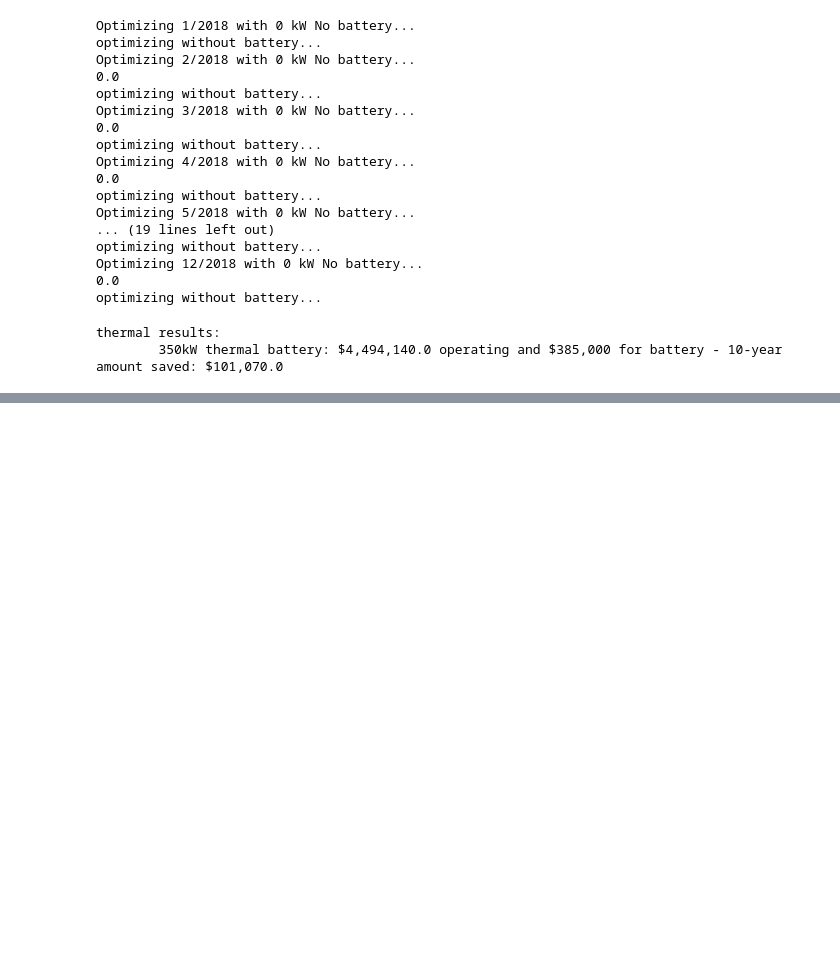
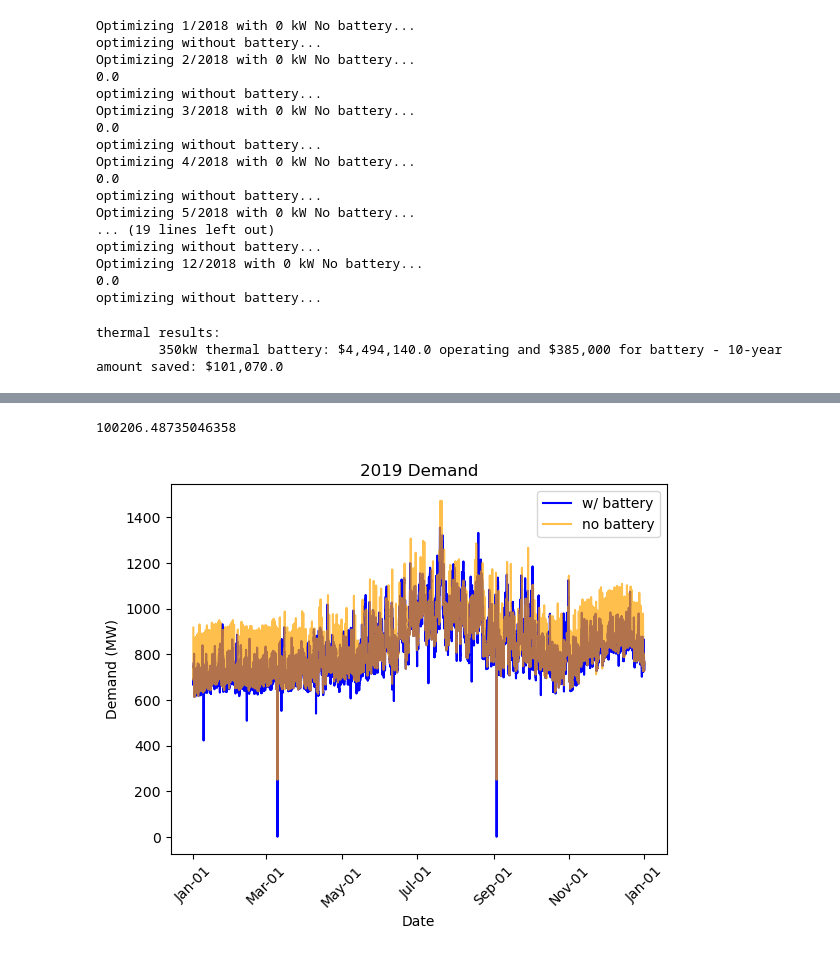
Before and after one commit to gnyirjesy/columbia-peak-shaving, a Jupyter notebook: peak_shaving_optimization.ipynb, the cells around one changed output, grey strips where cells are left out. Cells and saved outputs as stored; diff of their text form; code cells hidden in the pictures; blank space fills up the shorter version.

```diff
--- a/peak_shaving_optimization.ipynb
+++ b/peak_shaving_optimization.ipynb
@@ -277,9 +274,7 @@ monthly_cost, cost_E, cost_P, e, p, d, q, obj_cost = run_optimization(
     P = 50,
     battery = 'thermal',
     month = 2,
-    e_0=0,
-    d=None,
-    q=None)
+    e_0=0)
 # %%
 monthly_results = pd.DataFrame(columns=['month', 'monthly_cost', 'cost_E', 'cost_P', 'P', 'battery_type', 'end_e'])
 for battery in ['No','thermal','li-ion']:
@@ -449,0 +962,9 @@ thermal results:
+# %%
+#Find the rolling demand
+demand_unpivoted['rolling_demand'] = demand_unpivoted[['demand']].rolling(2).sum()
+# Just take 2019 demand
+demand_2019 = demand_unpivoted[demand_unpivoted['year'] ==2019].reset_index(drop=True)
+demand_2019['period'] = demand_2019['period'].apply(lambda x: (int(x.split()[0].split('d')[1])-1)*15)
+demand_2019['timestamp'] = demand_2019['Date'] + pd.TimedeltaIndex(demand_2019['period'], unit='m')
+demand_2019['day'] = demand_2019['Date'].dt.day
+demand_2019.head()
@@ -449,0 +1054,4 @@ thermal results:
+# %%
+sum(year_results['cost_saved'])
+# %% [output]
+100206.48735046358
@@ -449,0 +1060,13 @@ thermal results:
+# %%
+_ =plt.plot(year_operation['timestamp'], year_operation['demand'], color='blue', label='w/ battery')
+_ = plt.plot(year_operation['timestamp'], year_operation['demand'] - year_operation['discharge'] + year_operation['charge'], color='orange',alpha=.7, label='no battery')
+_ = plt.gca().xaxis.set_major_formatter(mdates.DateFormatter('%b-%d'))
+_ = plt.xticks(rotation=45)
+_ = plt.legend()
+_ = plt.title('2019 Demand')
+_ = plt.xlabel('Date')
+_ = plt.ylabel('Demand (MW)')
+# plt.plot(operation['timestamp'],operation['discharge'])
+# plt.plot(operation['timestamp'],operation['charge'])
+# %% [output]
+[figure, added]
```
Also changed, not shown: parts of 34 cells of this notebook.
